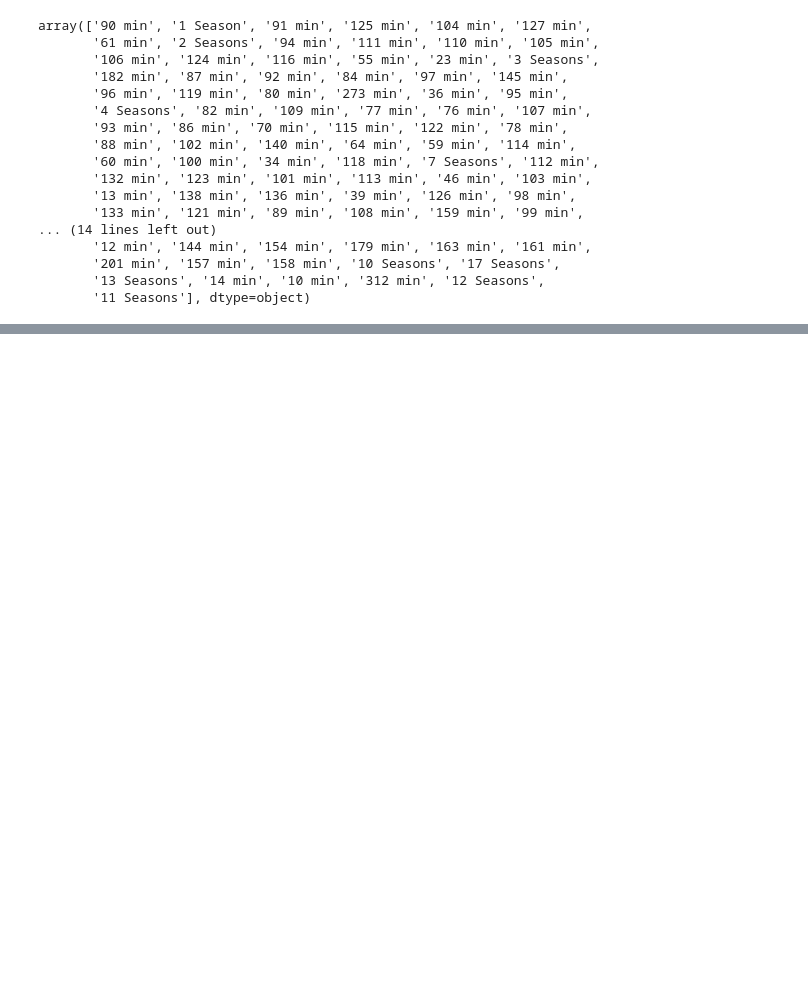
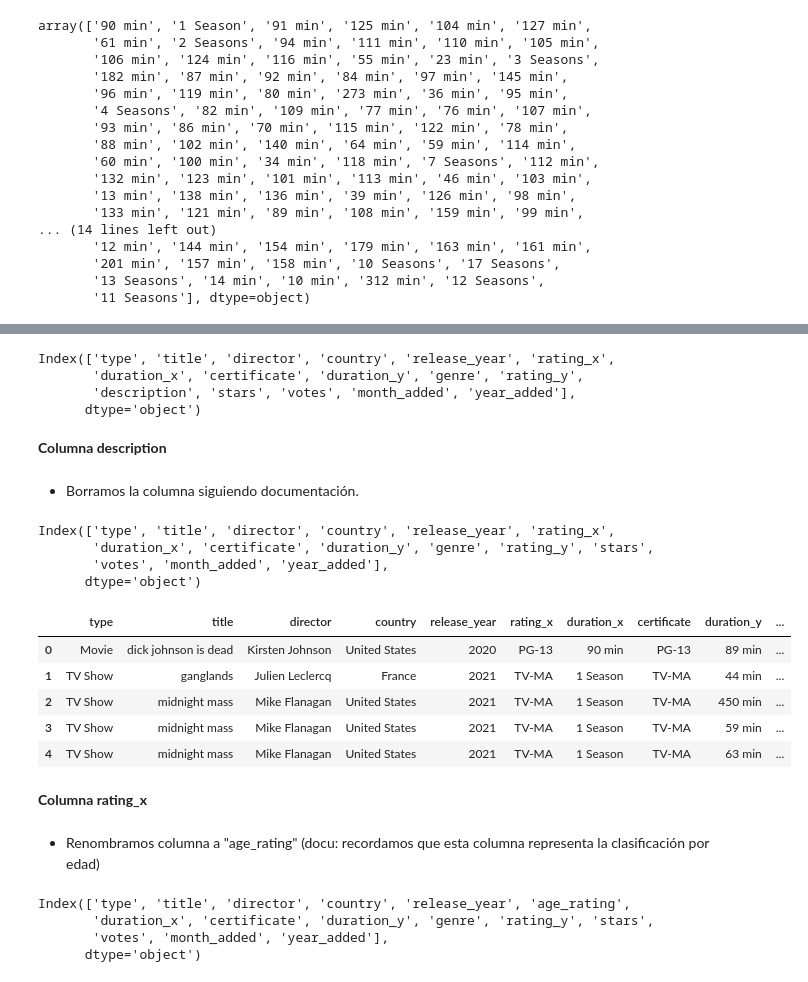
Before and after one commit to Maleni86/Modulo-4_Proyecto-Tableau_Maria_Maleni, a Jupyter notebook: exploracion_limpieza.ipynb, the cells around one changed output, grey strips where cells are left out. Cells and saved outputs as stored; diff of their text form; code cells hidden in the pictures; blank space fills up the shorter version.

Commit message:
limpieza y mas docu

```diff
--- a/exploracion_limpieza.ipynb
+++ b/exploracion_limpieza.ipynb
@@ -361,0 +431,2 @@ array(['90 min', '1 Season', '91 min', '125 min', '104 min', '127 min',
+# %%
+df_final.drop(columns=['show_id'], inplace=True)
@@ -361,0 +445,37 @@ array(['90 min', '1 Season', '91 min', '125 min', '104 min', '127 min',
+# %%
+df_final.drop(columns=['year'], inplace=True)
+# %%
+# Comprobación de que la columna year se ha borrado correctamente
+df_final.columns
+# %% [output]
+Index(['type', 'title', 'director', 'country', 'release_year', 'rating_x',
+       'duration_x', 'certificate', 'duration_y', 'genre', 'rating_y',
+       'description', 'stars', 'votes', 'month_added', 'year_added'],
+      dtype='object')
+# %% [markdown]
+**Columna description**
+# %% [markdown]
+- Borramos la columna siguiendo documentación.
+# %%
+df_final.drop(columns=['description'], inplace=True)
+# %%
+# Comprobación de que la columna description se ha borrado correctamente
+df_final.columns
+# %% [output]
+Index(['type', 'title', 'director', 'country', 'release_year', 'rating_x',
+       'duration_x', 'certificate', 'duration_y', 'genre', 'rating_y', 'stars',
+       'votes', 'month_added', 'year_added'],
+      dtype='object')
+# %%
+df_final.head()
+# %% [output]
+|  | type | title | director | country | release_year | rating_x | duration_x | certificate | duration_y | ... |
+| 0 | Movie | dick johnson is dead | Kirsten Johnson | United States | 2020 | PG-13 | 90 min | PG-13 | 89 min | ... |
+| 1 | TV Show | ganglands | Julien Leclercq | France | 2021 | TV-MA | 1 Season | TV-MA | 44 min | ... |
+| 2 | TV Show | midnight mass | Mike Flanagan | United States | 2021 | TV-MA | 1 Season | TV-MA | 450 min | ... |
+| 3 | TV Show | midnight mass | Mike Flanagan | United States | 2021 | TV-MA | 1 Season | TV-MA | 59 min | ... |
+| 4 | TV Show | midnight mass | Mike Flanagan | United States | 2021 | TV-MA | 1 Season | TV-MA | 63 min | ... |
+# %% [markdown]
+**Columna rating_x**
+# %% [markdown]
+- Renombramos columna a "age_rating" (docu: recordamos que esta columna representa la clasificación por edad)
@@ -361,0 +484,8 @@ array(['90 min', '1 Season', '91 min', '125 min', '104 min', '127 min',
+# %%
+# Comprobación de que la columna rating_x ha cambiado a age_rating
+df_final.columns
+# %% [output]
+Index(['type', 'title', 'director', 'country', 'release_year', 'age_rating',
+       'duration_x', 'certificate', 'duration_y', 'genre', 'rating_y', 'stars',
+       'votes', 'month_added', 'year_added'],
+      dtype='object')
```
Also changed, not shown: parts of 24 cells of this notebook, 1 other file.
